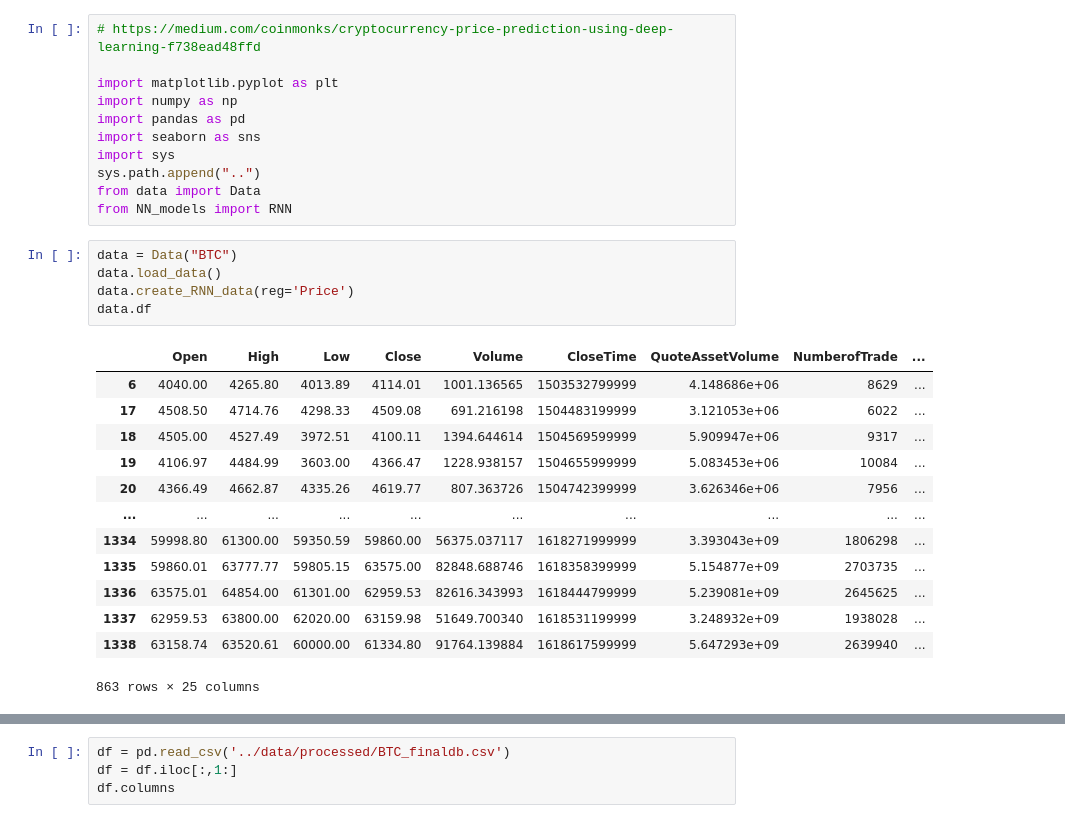
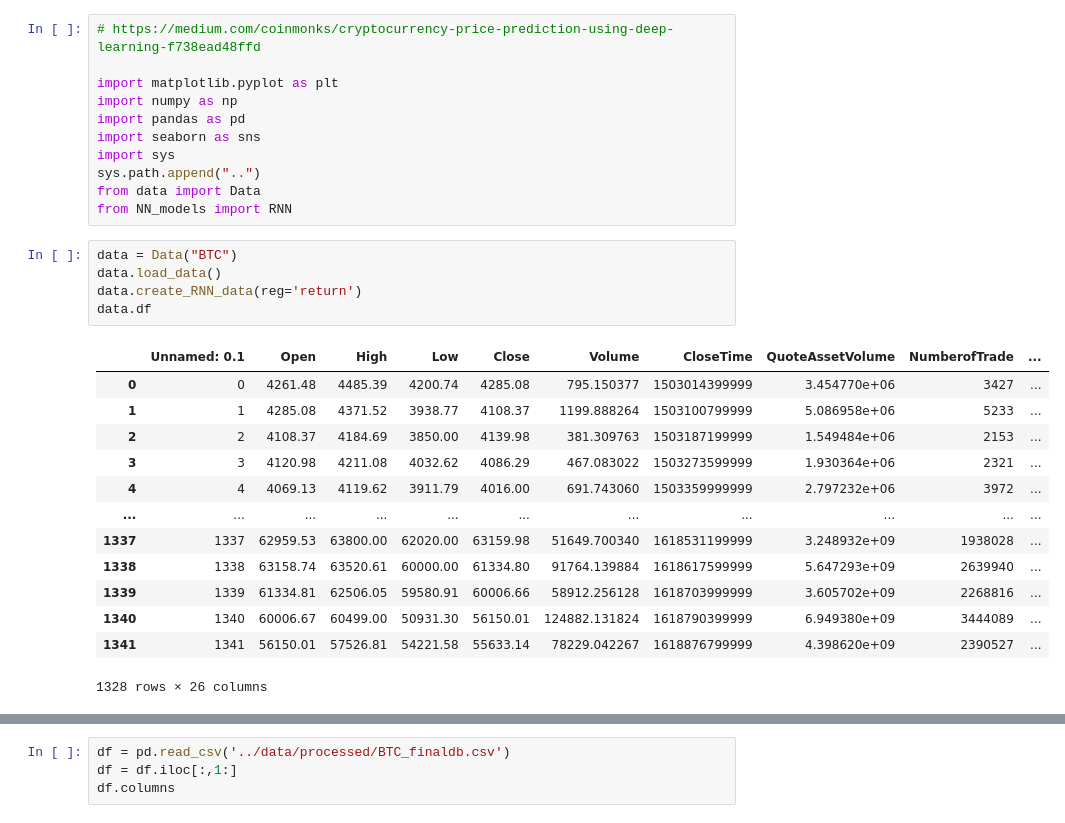
Before and after one commit to GuillaumePv/data-analysis-crypto, a Jupyter notebook: notebooks/test_model_gp.ipynb, the cells around one changed output, grey strips where cells are left out. Saved outputs shown, nothing was run; the diff lists cells and outputs as text.

```diff
--- a/notebooks/test_model_gp.ipynb
+++ b/notebooks/test_model_gp.ipynb
@@ -12,22 +12,22 @@ from NN_models import RNN
 # %%
 data = Data("BTC")
 data.load_data()
-data.create_RNN_data(reg='Price')
+data.create_RNN_data(reg='return')
 data.df
 # %% [output]
-|  | Open | High | Low | Close | Volume | CloseTime | QuoteAssetVolume | NumberofTrade | ... |
-| 6 | 4040.00 | 4265.80 | 4013.89 | 4114.01 | 1001.136565 | 1503532799999 | 4.148686e+06 | 8629 | ... |
-| 17 | 4508.50 | 4714.76 | 4298.33 | 4509.08 | 691.216198 | 1504483199999 | 3.121053e+06 | 6022 | ... |
-| 18 | 4505.00 | 4527.49 | 3972.51 | 4100.11 | 1394.644614 | 1504569599999 | 5.909947e+06 | 9317 | ... |
-| 19 | 4106.97 | 4484.99 | 3603.00 | 4366.47 | 1228.938157 | 1504655999999 | 5.083453e+06 | 10084 | ... |
-| 20 | 4366.49 | 4662.87 | 4335.26 | 4619.77 | 807.363726 | 1504742399999 | 3.626346e+06 | 7956 | ... |
-| ... | ... | ... | ... | ... | ... | ... | ... | ... | ... |
-| 1334 | 59998.80 | 61300.00 | 59350.59 | 59860.00 | 56375.037117 | 1618271999999 | 3.393043e+09 | 1806298 | ... |
-| 1335 | 59860.01 | 63777.77 | 59805.15 | 63575.00 | 82848.688746 | 1618358399999 | 5.154877e+09 | 2703735 | ... |
-| 1336 | 63575.01 | 64854.00 | 61301.00 | 62959.53 | 82616.343993 | 1618444799999 | 5.239081e+09 | 2645625 | ... |
-| 1337 | 62959.53 | 63800.00 | 62020.00 | 63159.98 | 51649.700340 | 1618531199999 | 3.248932e+09 | 1938028 | ... |
-| 1338 | 63158.74 | 63520.61 | 60000.00 | 61334.80 | 91764.139884 | 1618617599999 | 5.647293e+09 | 2639940 | ... |
+|  | Unnamed: 0.1 | Open | High | Low | Close | Volume | CloseTime | QuoteAssetVolume | NumberofTrade | ... |
+| 0 | 0 | 4261.48 | 4485.39 | 4200.74 | 4285.08 | 795.150377 | 1503014399999 | 3.454770e+06 | 3427 | ... |
+| 1 | 1 | 4285.08 | 4371.52 | 3938.77 | 4108.37 | 1199.888264 | 1503100799999 | 5.086958e+06 | 5233 | ... |
+| 2 | 2 | 4108.37 | 4184.69 | 3850.00 | 4139.98 | 381.309763 | 1503187199999 | 1.549484e+06 | 2153 | ... |
+| 3 | 3 | 4120.98 | 4211.08 | 4032.62 | 4086.29 | 467.083022 | 1503273599999 | 1.930364e+06 | 2321 | ... |
+| 4 | 4 | 4069.13 | 4119.62 | 3911.79 | 4016.00 | 691.743060 | 1503359999999 | 2.797232e+06 | 3972 | ... |
+| ... | ... | ... | ... | ... | ... | ... | ... | ... | ... | ... |
+| 1337 | 1337 | 62959.53 | 63800.00 | 62020.00 | 63159.98 | 51649.700340 | 1618531199999 | 3.248932e+09 | 1938028 | ... |
+| 1338 | 1338 | 63158.74 | 63520.61 | 60000.00 | 61334.80 | 91764.139884 | 1618617599999 | 5.647293e+09 | 2639940 | ... |
+| 1339 | 1339 | 61334.81 | 62506.05 | 59580.91 | 60006.66 | 58912.256128 | 1618703999999 | 3.605702e+09 | 2268816 | ... |
+| 1340 | 1340 | 60006.67 | 60499.00 | 50931.30 | 56150.01 | 124882.131824 | 1618790399999 | 6.949380e+09 | 3444089 | ... |
+| 1341 | 1341 | 56150.01 | 57526.81 | 54221.58 | 55633.14 | 78229.042267 | 1618876799999 | 4.398620e+09 | 2390527 | ... |
-863 rows × 25 columns
+1328 rows × 26 columns
 # %%
 model=RNN()
 
```
Also changed, not shown: parts of 9 cells of this notebook, 3 other files.
